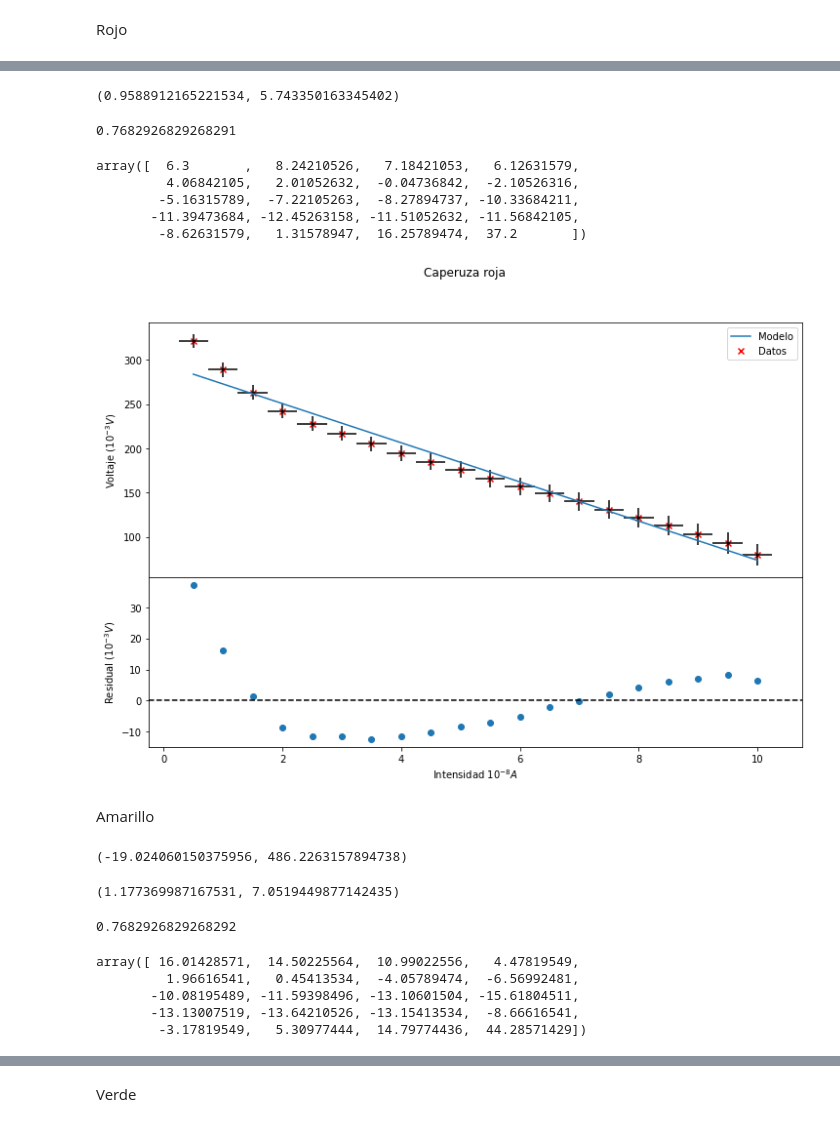
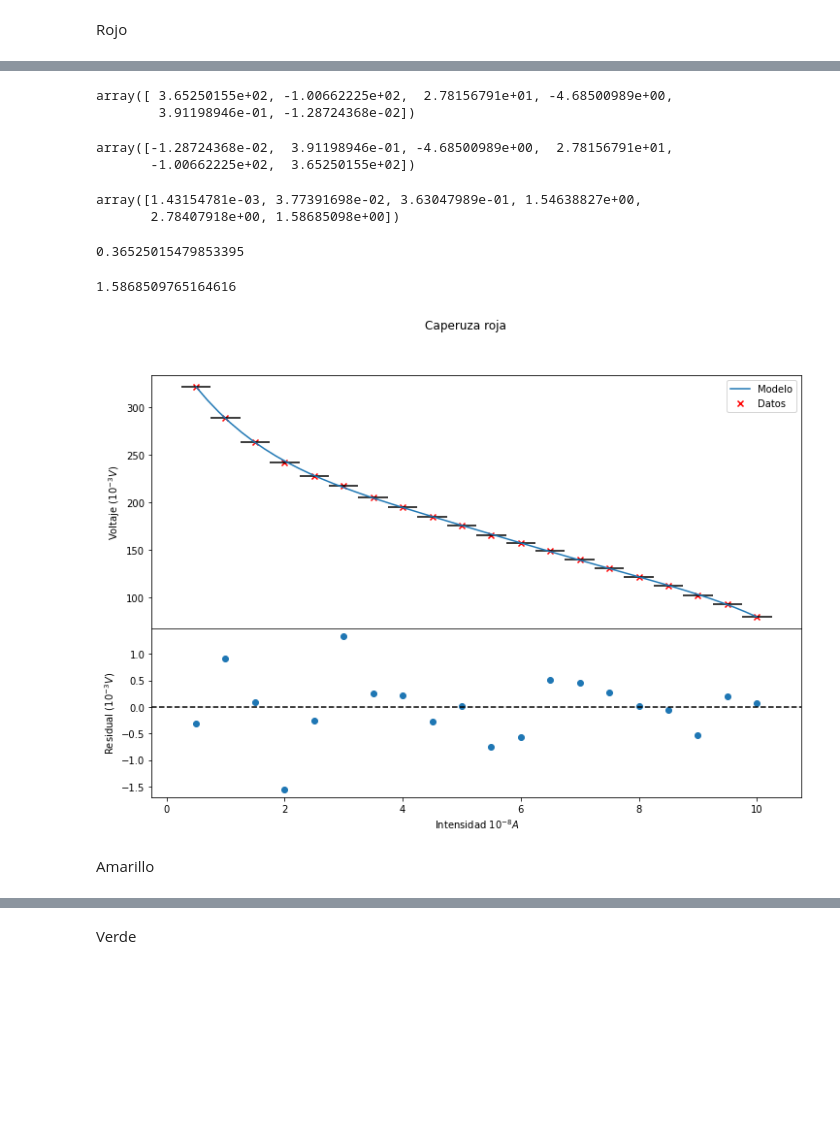
Before and after one commit to slaverdeg/Laboratorio-Moderna-GitHub, a Jupyter notebook: Efecto fotoeléctrico/código e_f.ipynb, the cells around one changed output, grey strips where cells are left out. Cells and saved outputs as stored; diff of their text form; code cells hidden in the pictures; blank space fills up the shorter version.

Commit message:
modelos

```diff
--- a/Efecto fotoeléctrico/código e_f.ipynb
+++ b/Efecto fotoeléctrico/código e_f.ipynb
@@ -77,19 +132,16 @@ param = Minimos_cuadrados(intensidades,voltajes_rojo)
+# %%
+# El mejor modelo es el polinomio de grado 5
+n=5
+param = Minimos_cuadrados(intensidades,voltajes_rojo,n)
+param
+# %% [output]
+array([ 3.65250155e+02, -1.00662225e+02,  2.78156791e+01, -4.68500989e+00,
+        3.91198946e-01, -1.28724368e-02])
+# %%
+param_ = param[::-1]
+param_
+# %% [output]
+array([-1.28724368e-02,  3.91198946e-01, -4.68500989e+00,  2.78156791e+01,
+       -1.00662225e+02,  3.65250155e+02])
 # %%
-Cov,R2,r = GetError(intensidades,voltajes_rojo,param)
-delta_m = np.sqrt(Cov[-1][-1])
-delta_b = np.sqrt(Cov[0][0])
-(delta_m,delta_b)
+Cov,R2,r = GetError(intensidades,voltajes_rojo,param,n)
-# %% [output]
-(0.9588912165221534, 5.743350163345402)
-# %%
-R2
-# %% [output]
-0.7682926829268291
-# %%
-r
-# %% [output]
-array([  6.3       ,   8.24210526,   7.18421053,   6.12631579,
-         4.06842105,   2.01052632,  -0.04736842,  -2.10526316,
-        -5.16315789,  -7.22105263,  -8.27894737, -10.33684211,
-       -11.39473684, -12.45263158, -11.51052632, -11.56842105,
-        -8.62631579,   1.31578947,  16.25789474,  37.2       ])
@@ -98,51 +148,41 @@ error_y = np.sqrt((intensidades*delta_m)**2 + (param[1]*error_x)**2 + (delta_b**
+# %%
+deltas = Get_sigma(Cov)
+deltas
+# %% [output]
+array([1.43154781e-03, 3.77391698e-02, 3.63047989e-01, 1.54638827e+00,
+       2.78407918e+00, 1.58685098e+00])
+# %%
+# Voltaje de frenado:
+param_[-1]*1e-03
+# %% [output]
+0.36525015479853395
+# %%
+#Incertidumbre del voltaje de frenado:
+deltas[-1]
+# %% [output]
+1.5868509765164616
 # %%
 _x = np.linspace(np.min(intensidades),np.max(intensidades),50)
 _y = GetModel(_x,param)
 # %%
 fig, axs = plt.subplots(2, 1, figsize=(12, 8), gridspec_kw={'height_ratios': [1.5, 1]},sharex=True)
 fig.subplots_adjust(hspace=0)
 
 fig.suptitle('Caperuza roja')
 axs[0].scatter(intensidades,voltajes_rojo,label='Datos',color='r',marker='x')
-axs[0].errorbar(intensidades,voltajes_rojo, xerr= error_x,yerr= error_y, fmt='none', ecolor='black')
+axs[0].errorbar(intensidades,voltajes_rojo, xerr= error_x, fmt='none', ecolor='black')
 axs[0].plot(_x,_y,label='Modelo')
 axs[0].set_ylabel('Voltaje ($10^{-3}V$)')
-#axs[0].text(421,430,'$y = (1.27 \pm 0.01) x + (23 \pm 6)$\n$R^{2} = 0.966$',fontsize=10, bbox=dict(facecolor='white', edgecolor='black', boxstyle='round'))
 axs[0].legend()
 
 axs[1].scatter(intensidades,r)
 axs[1].axhline(y=0, color='black', linestyle='--')
 axs[1].set_xlabel('Intensidad $10^{-8}A$')
 axs[1].set_ylabel('Residual ($10^{-3}V$)')
 #axs[1].set_ylim(-1.7,1.7)
 #axs[1].set_yticks(np.arange(-1.5, 2., 0.5))
-
 plt.show()
 # %% [output]
-[figure, old version]
+[figure, new version]
 # %% [markdown]
 Amarillo
-# %%
-param = Minimos_cuadrados(intensidades,voltajes_amarillo)
-(param[1],param[0])
-# %% [output]
-(-19.024060150375956, 486.2263157894738)
-# %%
-Cov,R2,r = GetError(intensidades,voltajes_amarillo,param)
-delta_m = np.sqrt(Cov[-1][-1])
-delta_b = np.sqrt(Cov[0][0])
-(delta_m,delta_b)
-# %% [output]
-(1.177369987167531, 7.0519449877142435)
-# %%
-R2
-# %% [output]
-0.7682926829268292
-# %%
-r
-# %% [output]
-array([ 16.01428571,  14.50225564,  10.99022556,   4.47819549,
-         1.96616541,   0.45413534,  -4.05789474,  -6.56992481,
-       -10.08195489, -11.59398496, -13.10601504, -15.61804511,
-       -13.13007519, -13.64210526, -13.15413534,  -8.66616541,
-        -3.17819549,   5.30977444,  14.79774436,  44.28571429])
```
Also changed, not shown: parts of 12 cells of this notebook.
